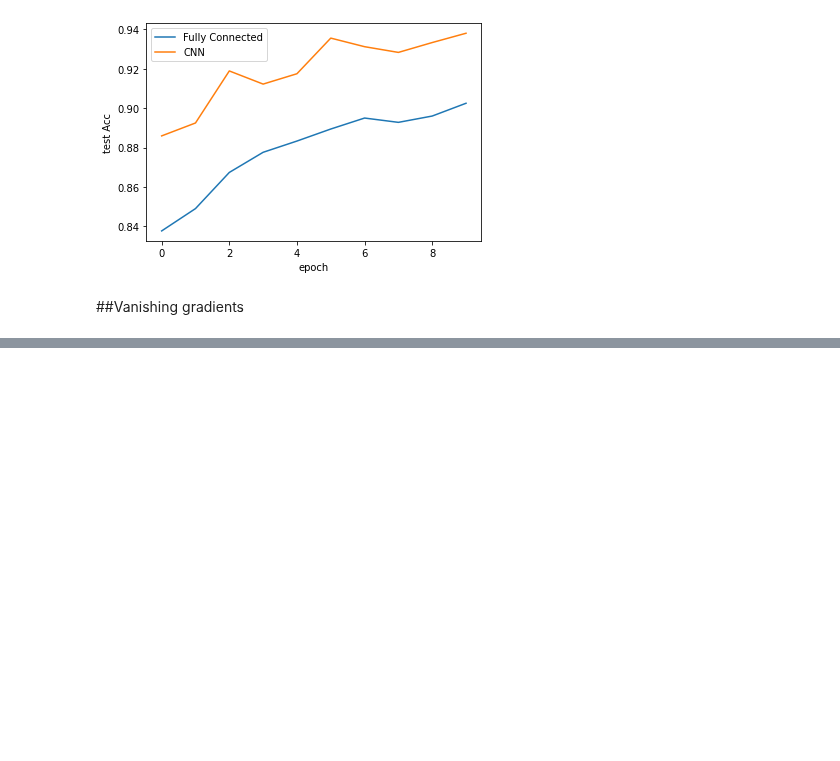
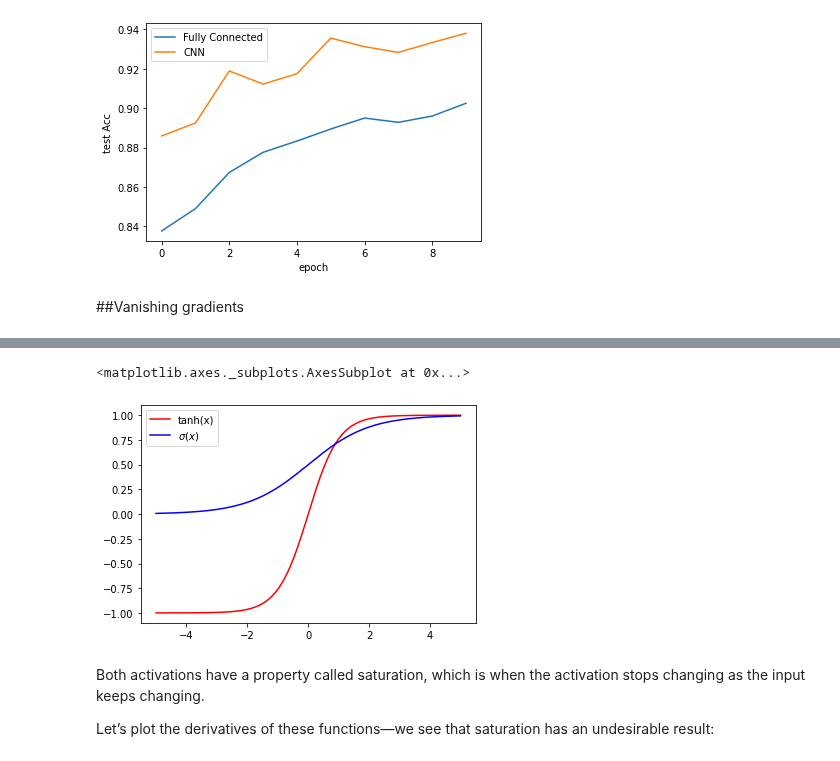
Before and after one commit to rahiakela/deep-learning-research-and-practice, a Jupyter notebook: inside-deep-learing/06-common-design-building-blocks/01_better_activation_functions.ipynb, the cells around one changed output, grey strips where cells are left out. Drawn from its saved outputs; the diff is of its cells as text; code cells hidden in the pictures; blank space fills up the shorter version.

```diff
--- a/inside-deep-learing/06-common-design-building-blocks/01_better_activation_functions.ipynb
+++ b/inside-deep-learing/06-common-design-building-blocks/01_better_activation_functions.ipynb
@@ -173,0 +182,17 @@ sns.lineplot(x="epoch", y="test Acc", data=cnn_results, label="CNN")
+# %%
+def sigmoid(x):
+  return np.exp(x) / (1 + np.exp(x))
+# %%
+activation_input = np.linspace(-5, 5, num=200)
+tanh_activation = np.tanh(activation_input)
+sigmoid_activation = sigmoid(activation_input)
+
+sns.lineplot(x=activation_input, y=tanh_activation, color="red", label="tanh(x)")
+sns.lineplot(x=activation_input, y=sigmoid_activation, color="blue", label="$\sigma(x)$")
+# %% [output]
+<matplotlib.axes._subplots.AxesSubplot at 0x...>
+[figure, added]
+# %% [markdown]
+Both activations have a property called saturation, which is when the activation stops changing as the input keeps changing.
+
+Let’s plot the derivatives of these functions—we see that saturation has an undesirable result:
```
Also changed, not shown: parts of 7 cells of this notebook.
